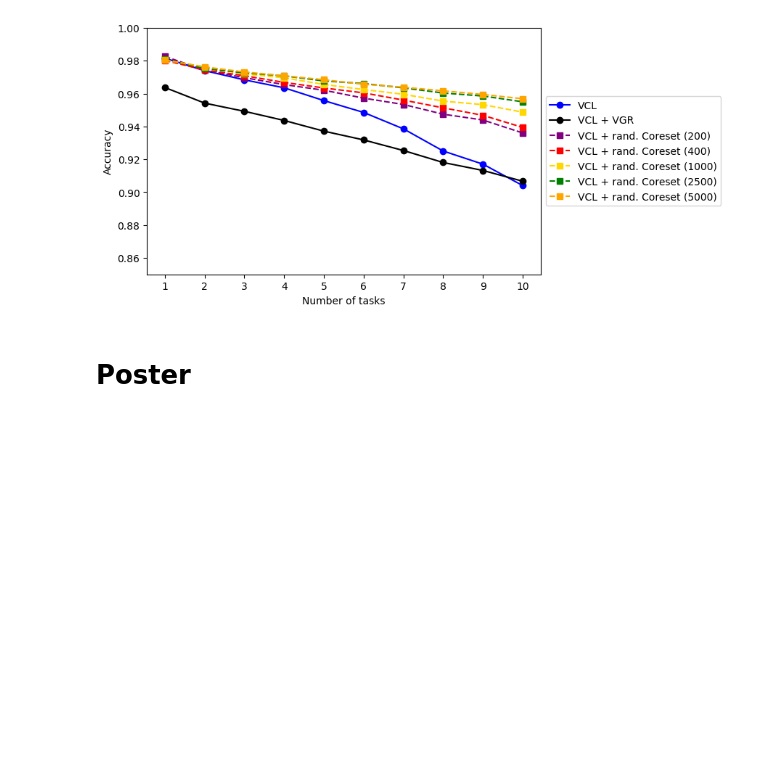
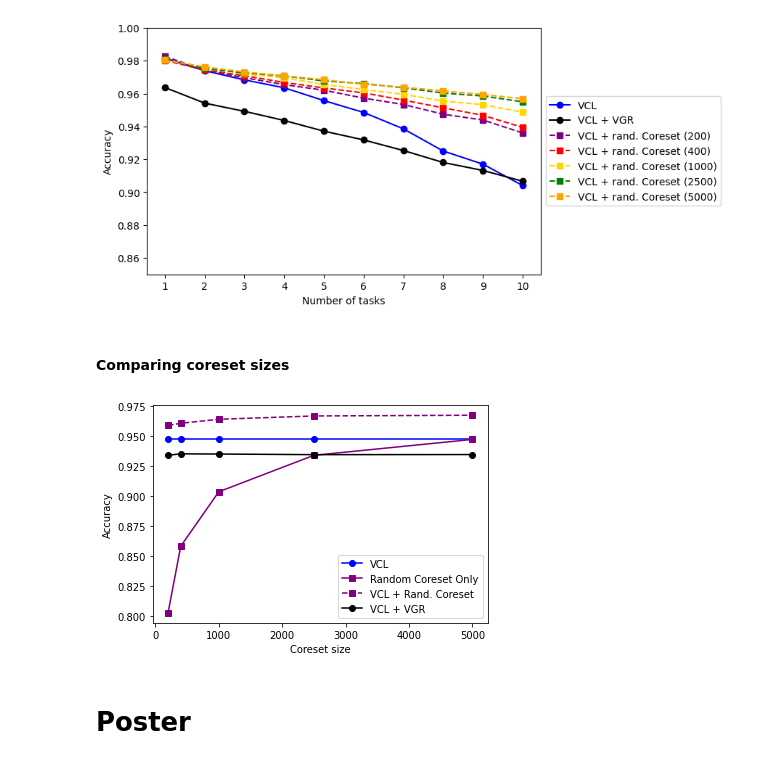
Before and after one commit to goldfarbDave/vcl, a Jupyter notebook: pytorch/plotting.ipynb, the cells around one changed output. Cells and saved outputs as stored; diff of their text form; code cells hidden in the pictures; blank space fills up the shorter version.

Commit message:
Add plot for report of coreset size effect exp

```diff
--- a/pytorch/plotting.ipynb
+++ b/pytorch/plotting.ipynb
@@ -309,6 +309,59 @@ plt.savefig(vector_imgs_path+"vgr_PermutedMNIST.svg", format = 'svg', dpi=300)
 plt.show()
 # %% [output]
 [figure]
+# %% [markdown]
+#### Comparing coreset sizes
+# %%
+import seaborn as sn
+
+#turq_color = '#4BACC6'
+xx = [200, 400, 1000, 2500, 5000]
+
+# VCL + Random Coreset + VGR
+perm_vcl_vgr_randCore_means = []
+perm_vcl_vgr_randCore_means.append(perm_vcl_vgr_randCore_200_vals.mean())
+perm_vcl_vgr_randCore_means.append(perm_vcl_vgr_randCore_400_vals.mean())
+perm_vcl_vgr_randCore_means.append(perm_vcl_vgr_randCore_1000_vals.mean())
+perm_vcl_vgr_randCore_means.append(perm_vcl_vgr_randCore_2500_vals.mean())
+perm_vcl_vgr_randCore_means.append(perm_vcl_vgr_randCore_5000_vals.mean())
+
+
+# VCL + Random Coreset
+perm_vcl_randCore_means = []
+perm_vcl_randCore_means.append(perm_vcl_randCore_200_vals.mean())
+perm_vcl_randCore_means.append(perm_vcl_randCore_400_vals.mean())
+perm_vcl_randCore_means.append(perm_vcl_randCore_1000_vals.mean())
+perm_vcl_randCore_means.append(perm_vcl_randCore_2500_vals.mean())
+perm_vcl_randCore_means.append(perm_vcl_randCore_5000_vals.mean())
+
+# Random Coreset Only
+perm_randCore_means = []
+perm_randCore_means.append(perm_only_core_200_vals.mean())
+perm_randCore_means.append(perm_only_core_400_vals.mean())
+perm_randCore_means.append(perm_only_core_1000_vals.mean())
+perm_randCore_means.append(perm_only_core_2500_vals.mean())
+perm_randCore_means.append(perm_only_core_5000_vals.mean())
+
+
+
+y1 = [perm_vcl_vals.mean()] * 5
+
+plt.plot(xx, y1, '-o', label='VCL', color='blue')
+
+plt.plot(xx, perm_randCore_means, '-s', label='Random Coreset Only', color='purple')
+
+plt.plot(xx, perm_vcl_randCore_means, '--s', label='VCL + Rand. Coreset', color='purple')
+
+plt.plot(xx, perm_vcl_vgr_randCore_means, '-o', label='VCL + VGR', color='black')
+
+
+plt.xlabel("Coreset size")
+plt.ylabel("Accuracy")
+plt.legend()
+plt.savefig(vector_imgs_path+"coresetSize_PermutedMNIST.png", format = 'png', dpi=300)
+plt.show()
+# %% [output]
+[figure, added]
 # %% [markdown]
 # Poster
 # %%
```
Also changed, not shown: 1 other file.
